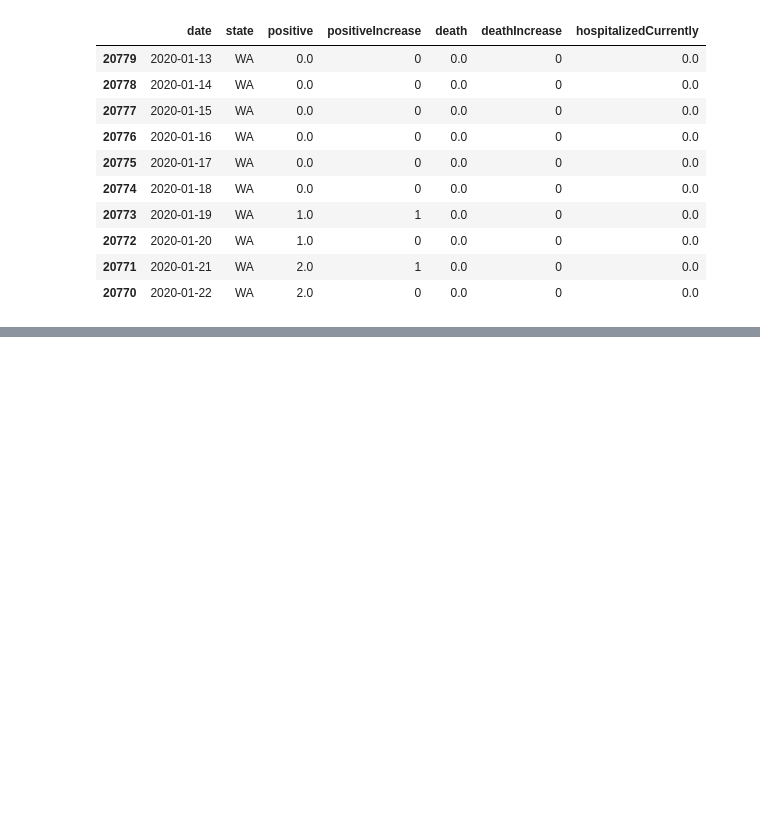
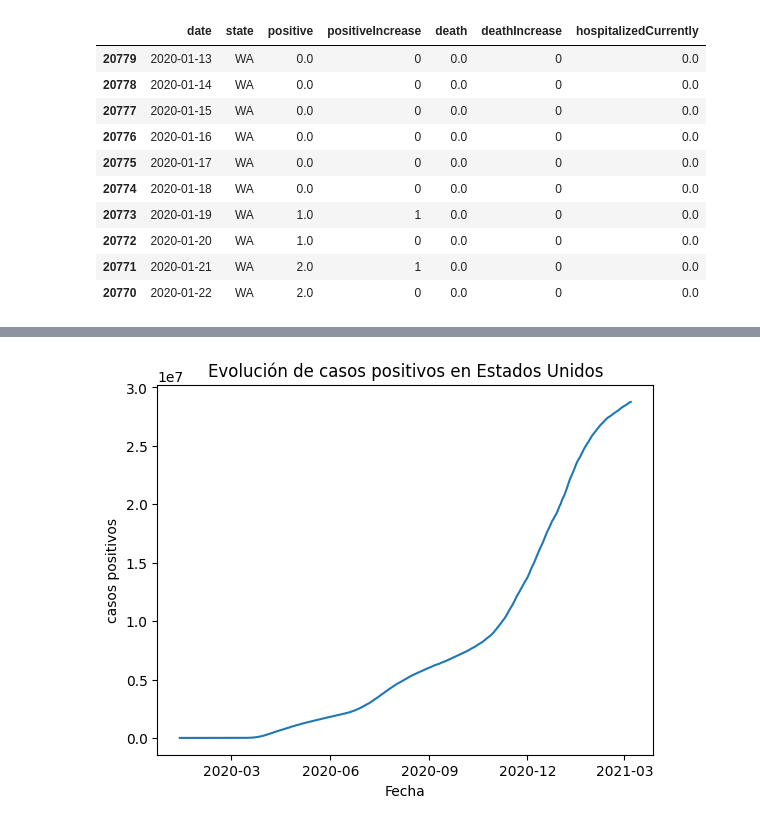
Before and after one commit to Bootcamp-IA-P6/Proyecto4_Gema_Yebenes_EDA, a Jupyter notebook: notebooks/01_eda_covid_usa.ipynb, the cells around one changed output, grey strips where cells are left out. Drawn from its saved outputs; the diff is of its cells as text; code cells hidden in the pictures; blank space fills up the shorter version.

Commit message:
feat: add temporal aggregation and visualization of covid cases

```diff
--- a/notebooks/01_eda_covid_usa.ipynb
+++ b/notebooks/01_eda_covid_usa.ipynb
@@ -272,0 +285,2 @@ df_analysis.head(10)
+# %%
+cases_by_date = df_analysis.groupby('date')['positive'].sum().reset_index()
@@ -272,0 +304,14 @@ df_analysis.head(10)
+# %%
+import matplotlib.pyplot as plt
+import matplotlib.dates as mdates
+
+plt.figure()
+plt.plot(cases_by_date ["date"], cases_by_date ["positive"])
+plt.title('Evolución de casos positivos en Estados Unidos')
+plt.xlabel("Fecha")
+plt.ylabel("Casos positivos")
+plt.gca().xaxis.set_major_locator(mdates.MonthLocator(interval=3))
+plt.gca().xaxis.set_major_formatter(mdates.DateFormatter('%Y-%m'))
+plt.show()
+# %% [output]
+[figure, added]
```
Also changed, not shown: parts of 7 cells of this notebook.
